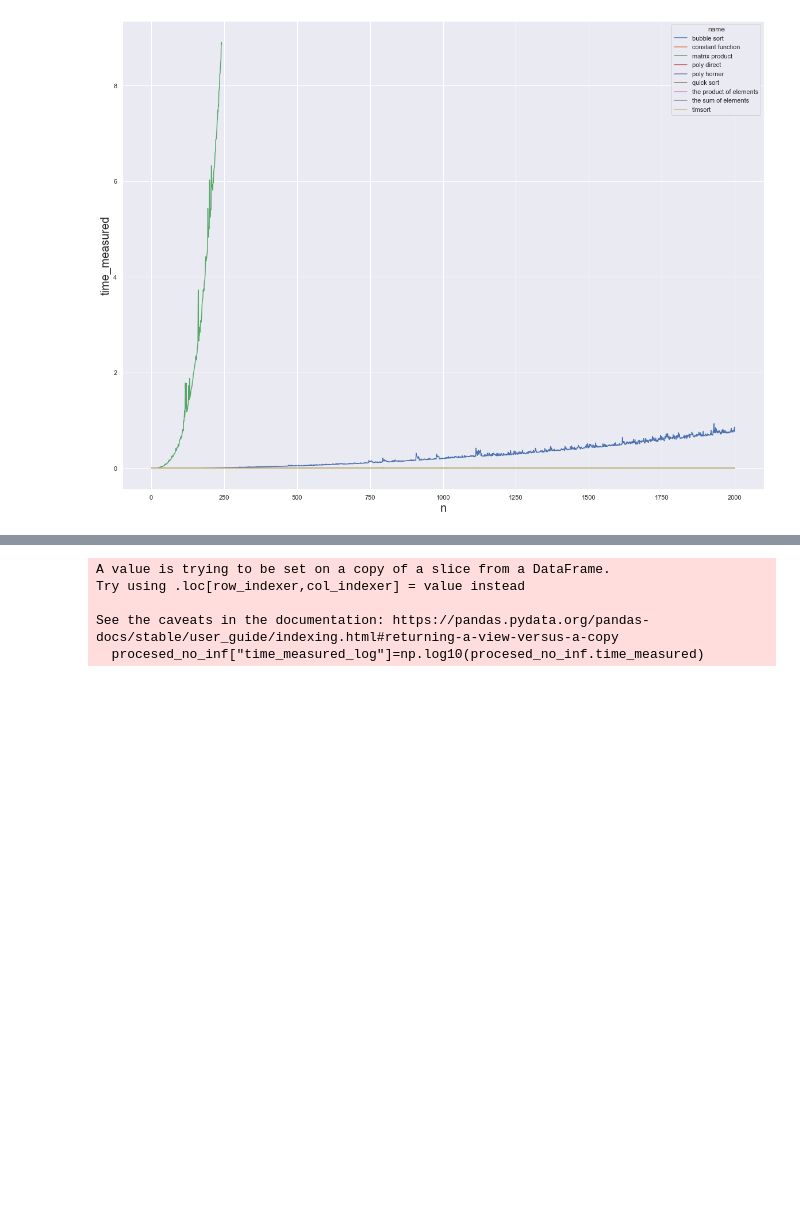
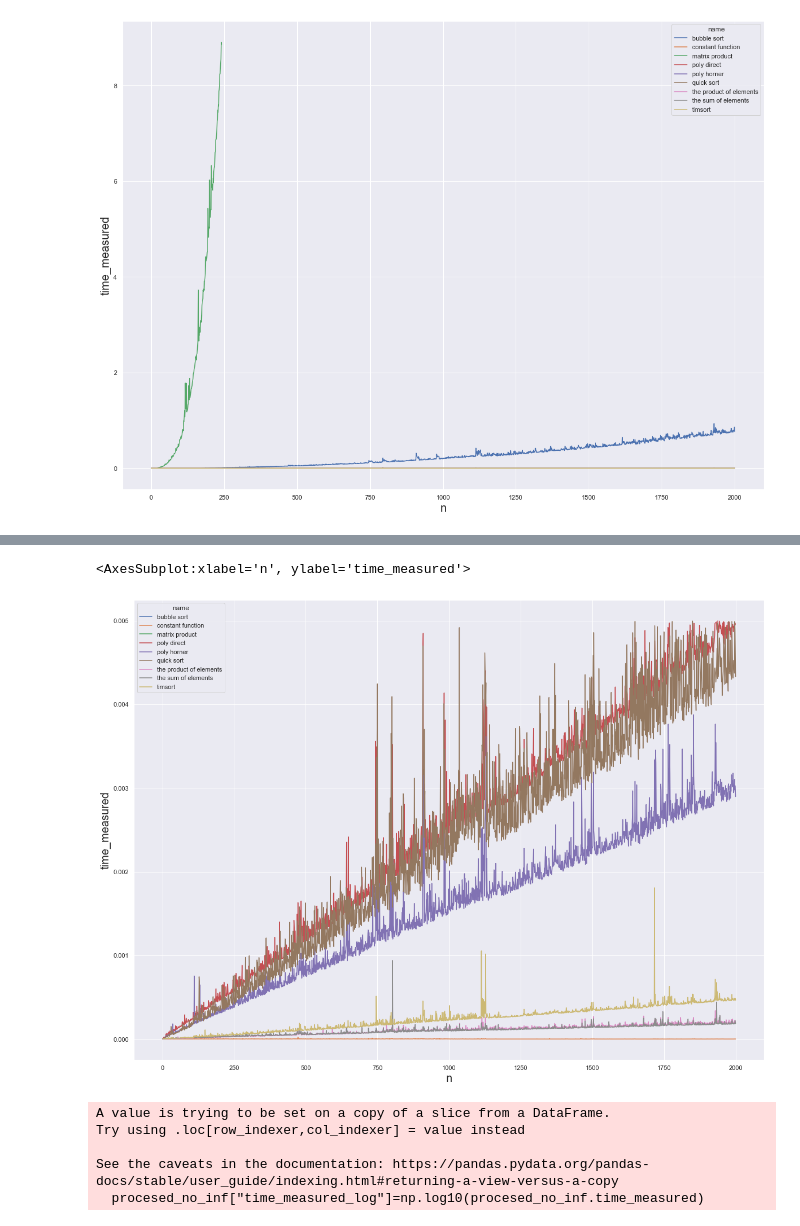
Before and after one commit to Saier00/AlgCourse, a Jupyter notebook: Task1/Task1.ipynb, the cells around one changed output, grey strips where cells are left out. Cells and saved outputs as stored; diff of their text form; code cells hidden in the pictures; blank space fills up the shorter version.

```diff
--- a/Task1/Task1.ipynb
+++ b/Task1/Task1.ipynb
@@ -291,3 +303,11 @@ sns.lineplot(x="n",y="time_measured",hue="name",data=procesed_no_inf)
+# %%
+sns.lineplot(x="n",y="time_measured",hue="name",data=procesed_no_inf[
+    ((procesed_no_inf.name!="matrix product")&(procesed_no_inf.name!="bubble sort")
+    |(((procesed_no_inf.name=="matrix product")|(procesed_no_inf.name=="bubble sort"))&(procesed_no_inf.n==1)))
+    &(procesed_no_inf.time_measured<0.005)])
+# %% [output]
+<AxesSubplot:xlabel='n', ylabel='time_measured'>
+[figure, added]
 # %%
 procesed_no_inf["time_measured_log"]=np.log10(procesed_no_inf.time_measured)
 procesed_no_inf
```
Also changed, not shown: parts of 6 cells of this notebook.
